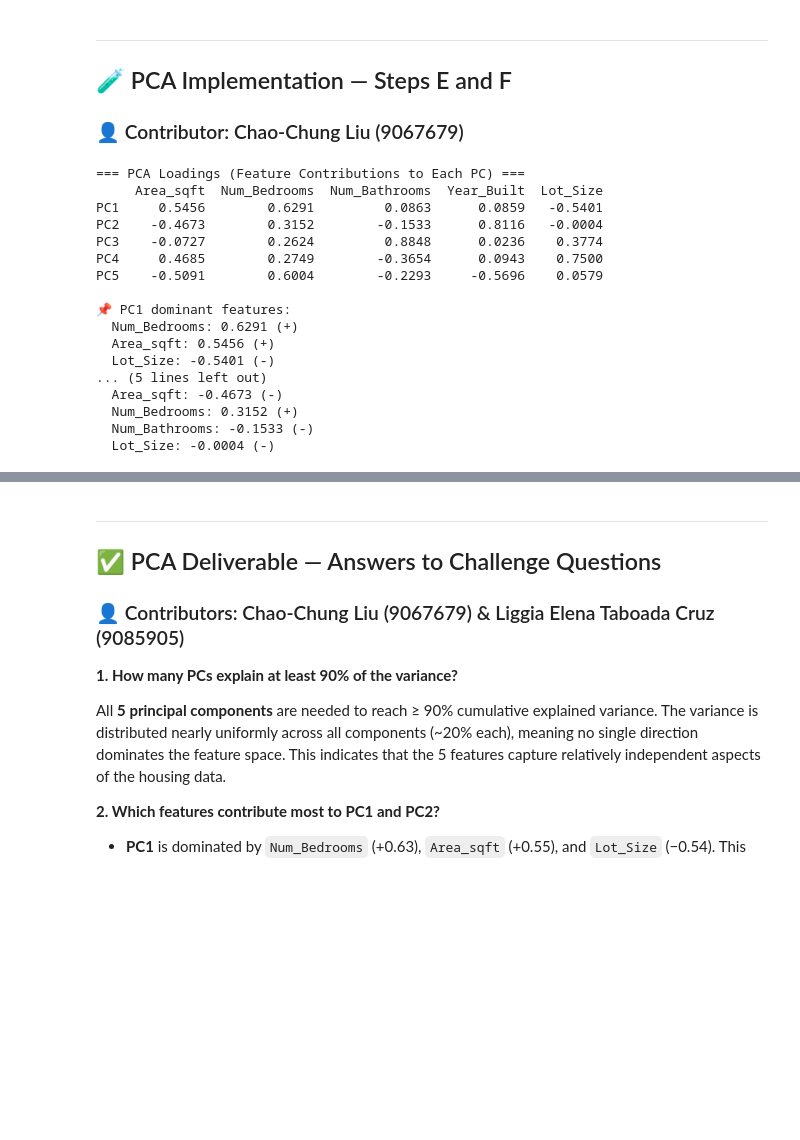
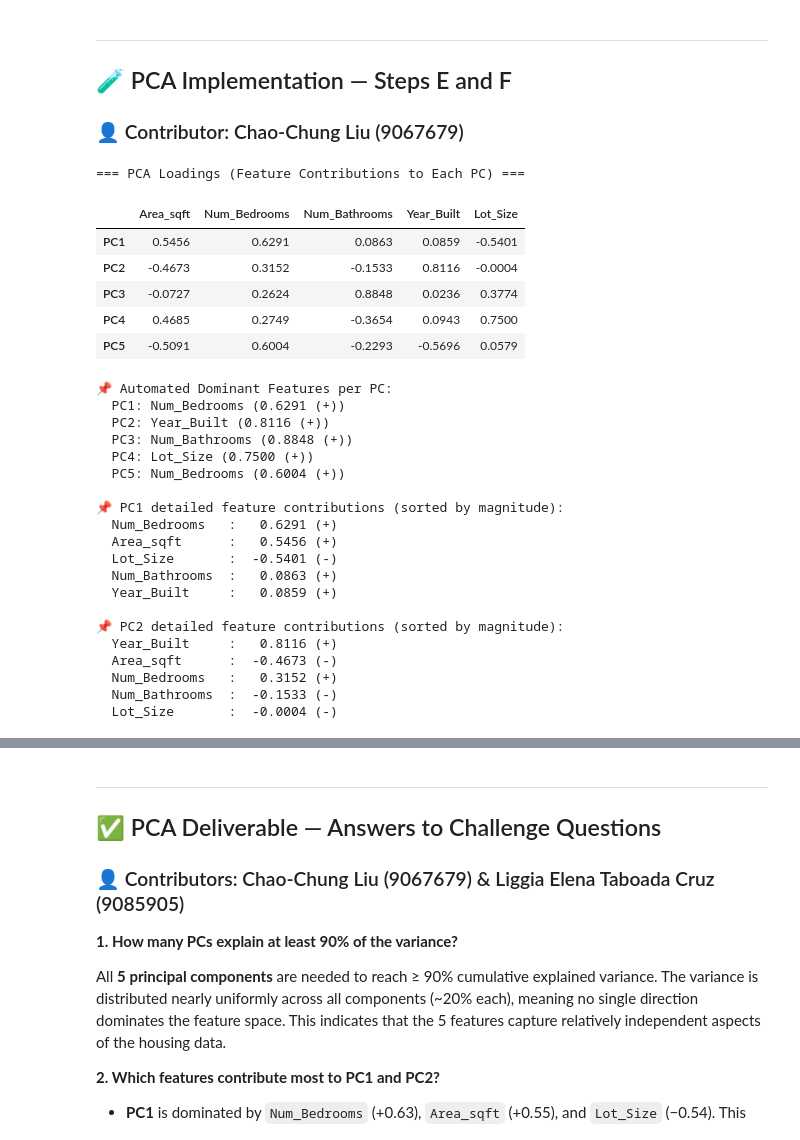
Before and after one commit to chooksemmanuel/Lab5---Min-Max-Normalization, a Jupyter notebook: MinMax_Normalization_Workshop.ipynb, the cells around one changed output, grey strips where cells are left out. Drawn from its saved outputs; the diff is of its cells as text; code cells hidden in the pictures; blank space fills up the shorter version.

```diff
--- a/MinMax_Normalization_Workshop.ipynb
+++ b/MinMax_Normalization_Workshop.ipynb
@@ -464,45 +466,56 @@ plt.show()
 # %%
 # ---- Step E: Loadings (feature contributions to PCs) ----
 # Contributor: Chao-Chung Liu (9067679)
 
-# The loadings matrix shows how much each original feature contributes to each PC
+# Loading Matrix
 loadings = pd.DataFrame(
     pca.components_,
     columns=candidate_features,
     index=[f'PC{i+1}' for i in range(len(candidate_features))]
 )
 
 print('=== PCA Loadings (Feature Contributions to Each PC) ===')
-print(loadings.round(4))
+display(loadings.style.background_gradient(cmap='coolwarm', axis=None).format("{:.4f}"))
 
-# Highlight dominant features for PC1 and PC2
-print(f'\n📌 PC1 dominant features:')
-pc1_sorted = loadings.loc['PC1'].abs().sort_values(ascending=False)
-for feat, val in pc1_sorted.items():
-    direction = '(+)' if loadings.loc['PC1', feat] > 0 else '(-)'
-    print(f'  {feat}: {loadings.loc["PC1", feat]:.4f} {direction}')
+dominant_features = loadings.abs().idxmax(axis=1)
 
-print(f'\n📌 PC2 dominant features:')
-pc2_sorted = loadings.loc['PC2'].abs().sort_values(ascending=False)
-for feat, val in pc2_sorted.items():
-    direction = '(+)' if loadings.loc['PC2', feat] > 0 else '(-)'
-    print(f'  {feat}: {loadings.loc["PC2", feat]:.4f} {direction}')
+print(f'\n📌 Automated Dominant Features per PC:')
+for pc, feat in dominant_features.items():
+    val = loadings.loc[pc, feat]
+    direction = '(+)' if val > 0 else '(-)'
+    print(f'  {pc}: {feat} ({val:.4f} {direction})')
+
+for pc_name in ['PC1', 'PC2']:
+    print(f'\n📌 {pc_name} detailed feature contributions (sorted by magnitude):')
+    sorted_series = loadings.loc[pc_name].sort_values(key=abs, ascending=False)
+    for feat, val in sorted_series.items():
+        print(f'  {feat:15}: {val:8.4f} {"(+)" if val > 0 else "(-)"}')
 # %% [output]
 === PCA Loadings (Feature Contributions to Each PC) ===
-     Area_sqft  Num_Bedrooms  Num_Bathrooms  Year_Built  Lot_Size
-PC1     0.5456        0.6291         0.0863      0.0859   -0.5401
-PC2    -0.4673        0.3152        -0.1533      0.8116   -0.0004
-PC3    -0.0727        0.2624         0.8848      0.0236    0.3774
-PC4     0.4685        0.2749        -0.3654      0.0943    0.7500
-PC5    -0.5091        0.6004        -0.2293     -0.5696    0.0579
-
-📌 PC1 dominant features:
-  Num_Bedrooms: 0.6291 (+)
-  Area_sqft: 0.5456 (+)
-  Lot_Size: -0.5401 (-)
-... (5 lines left out)
-  Area_sqft: -0.4673 (-)
-  Num_Bedrooms: 0.3152 (+)
-  Num_Bathrooms: -0.1533 (-)
-  Lot_Size: -0.0004 (-)
+|  | Area_sqft | Num_Bedrooms | Num_Bathrooms | Year_Built | Lot_Size |
+| PC1 | 0.5456 | 0.6291 | 0.0863 | 0.0859 | -0.5401 |
+| PC2 | -0.4673 | 0.3152 | -0.1533 | 0.8116 | -0.0004 |
+| PC3 | -0.0727 | 0.2624 | 0.8848 | 0.0236 | 0.3774 |
+| PC4 | 0.4685 | 0.2749 | -0.3654 | 0.0943 | 0.7500 |
+| PC5 | -0.5091 | 0.6004 | -0.2293 | -0.5696 | 0.0579 |
+📌 Automated Dominant Features per PC:
+  PC1: Num_Bedrooms (0.6291 (+))
+  PC2: Year_Built (0.8116 (+))
+  PC3: Num_Bathrooms (0.8848 (+))
+  PC4: Lot_Size (0.7500 (+))
+  PC5: Num_Bedrooms (0.6004 (+))
+
+📌 PC1 detailed feature contributions (sorted by magnitude):
+  Num_Bedrooms   :   0.6291 (+)
+  Area_sqft      :   0.5456 (+)
+  Lot_Size       :  -0.5401 (-)
+  Num_Bathrooms  :   0.0863 (+)
+  Year_Built     :   0.0859 (+)
+
+📌 PC2 detailed feature contributions (sorted by magnitude):
+  Year_Built     :   0.8116 (+)
+  Area_sqft      :  -0.4673 (-)
+  Num_Bedrooms   :   0.3152 (+)
+  Num_Bathrooms  :  -0.1533 (-)
+  Lot_Size       :  -0.0004 (-)
 # %%
```
Also changed, not shown: parts of 7 cells of this notebook, 2 other files.
